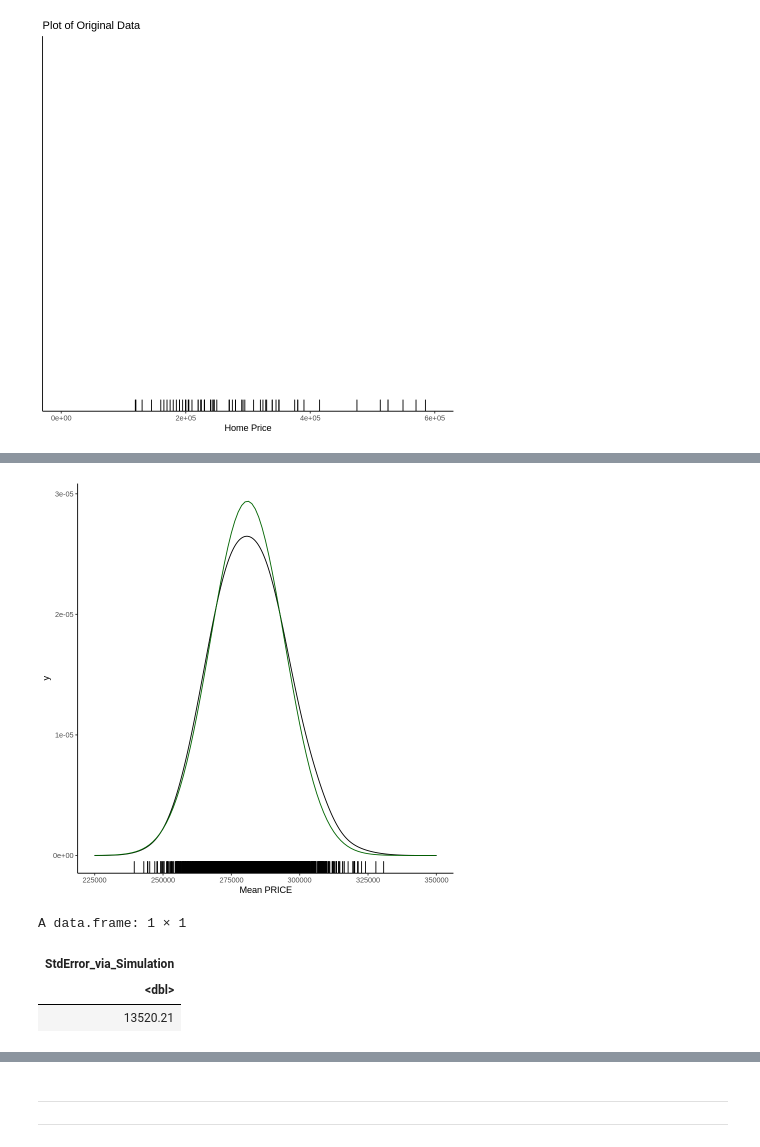
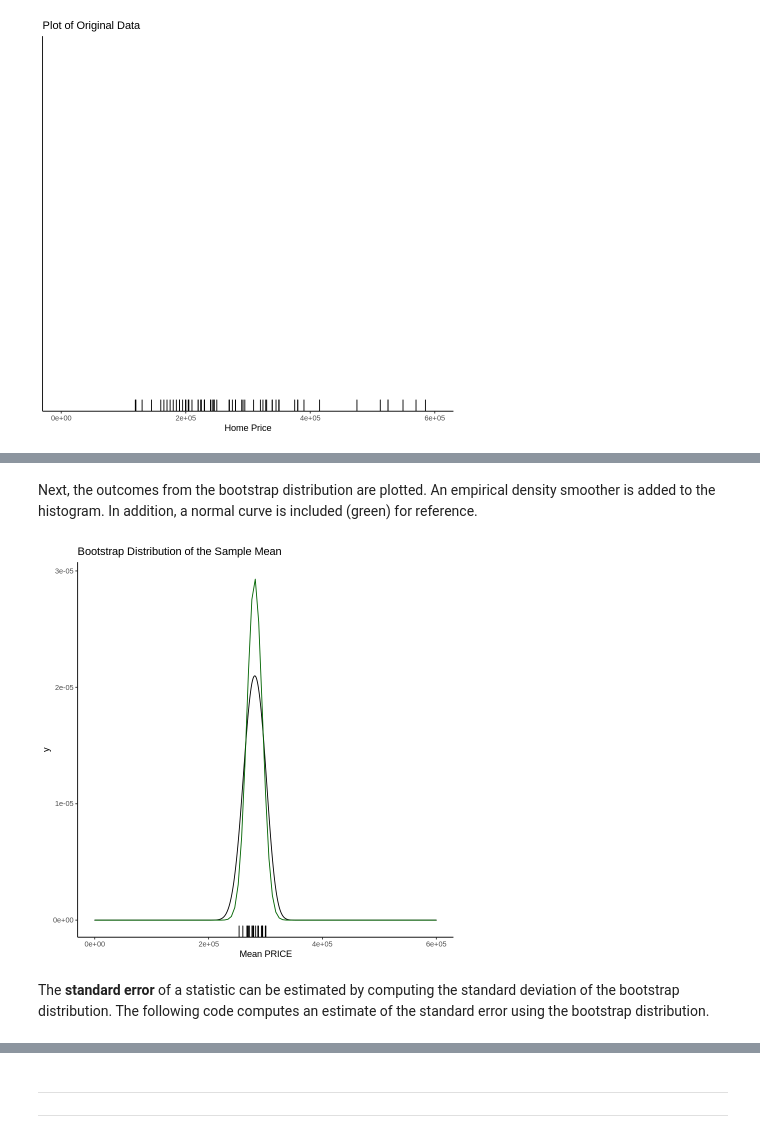
Before and after one commit to christophermalone/stat360, a Jupyter notebook: Handout6_SimpleLinearRegression_PartB.ipynb, the cells around one changed output, grey strips where cells are left out. Saved outputs shown, nothing was run; the diff lists cells and outputs as text; code cells hidden in the pictures.

```diff
--- a/Handout6_SimpleLinearRegression_PartB.ipynb
+++ b/Handout6_SimpleLinearRegression_PartB.ipynb
@@ -222,0 +247,4 @@ Mean_RepeatedSampling <- BootMean(LaCrosseWinonaHomePrices$PRICE, b=2000, plotit
+# %%
+#Use the BootMean() function to obtain 20 repeated bootstrap outcomes
+# plotit = TRUE will plot the bootstrap outcomes
+Mean_RepeatedSampling <- BootMean(LaCrosseWinonaHomePrices$PRICE, b=20, plotit=TRUE)
@@ -223,22 +253,17 @@ Mean_RepeatedSampling <- BootMean(LaCrosseWinonaHomePrices$PRICE, b=2000, plotit
+# %% [markdown]
+Next, the outcomes from the bootstrap distribution are plotted.  An empirical density smoother is added to the histogram.  In addition, a normal curve is included (green) for reference.
 # %%
+#Plotting the bootstrap resampling distribution for the average price
 ggplot(data=Mean_RepeatedSampling, aes(x=Outcomes)) +
   geom_rug() +
   geom_density(adjust=2) +
   stat_function(fun = dnorm, args = list(mean = mean(LaCrosseWinonaHomePrices$PRICE), sd = (sd(LaCrosseWinonaHomePrices$PRICE)/sqrt(length(LaCrosseWinonaHomePrices$PRICE)))), color="darkgreen") +
-  #xlim(0,600000) +
-  xlim(225000,350000) +
+  xlim(0,600000) +
+  #xlim(225000,350000) +
+  ggtitle("Bootstrap Distribution of the Sample Mean") +
   xlab("Mean PRICE") +
   theme_classic()
 # %% [output]
-[figure, old version]
+[figure, new version]
-# %%
-(Mean_RepeatedSampling
-  %>% summarize(
-                 StdError_via_Simulation = sd(Outcomes)
-  )
-)
-# %% [output]
-A data.frame: 1 × 1
-| StdError_via_Simulation |
-| <dbl> |
-| 13520.21 |
+# %% [markdown]
+The **standard error** of a statistic can be estimated by computing the standard deviation of the bootstrap distribution. The following code computes an estimate of the standard error using the bootstrap distribution.
```
Also changed, not shown: parts of 35 cells of this notebook.
